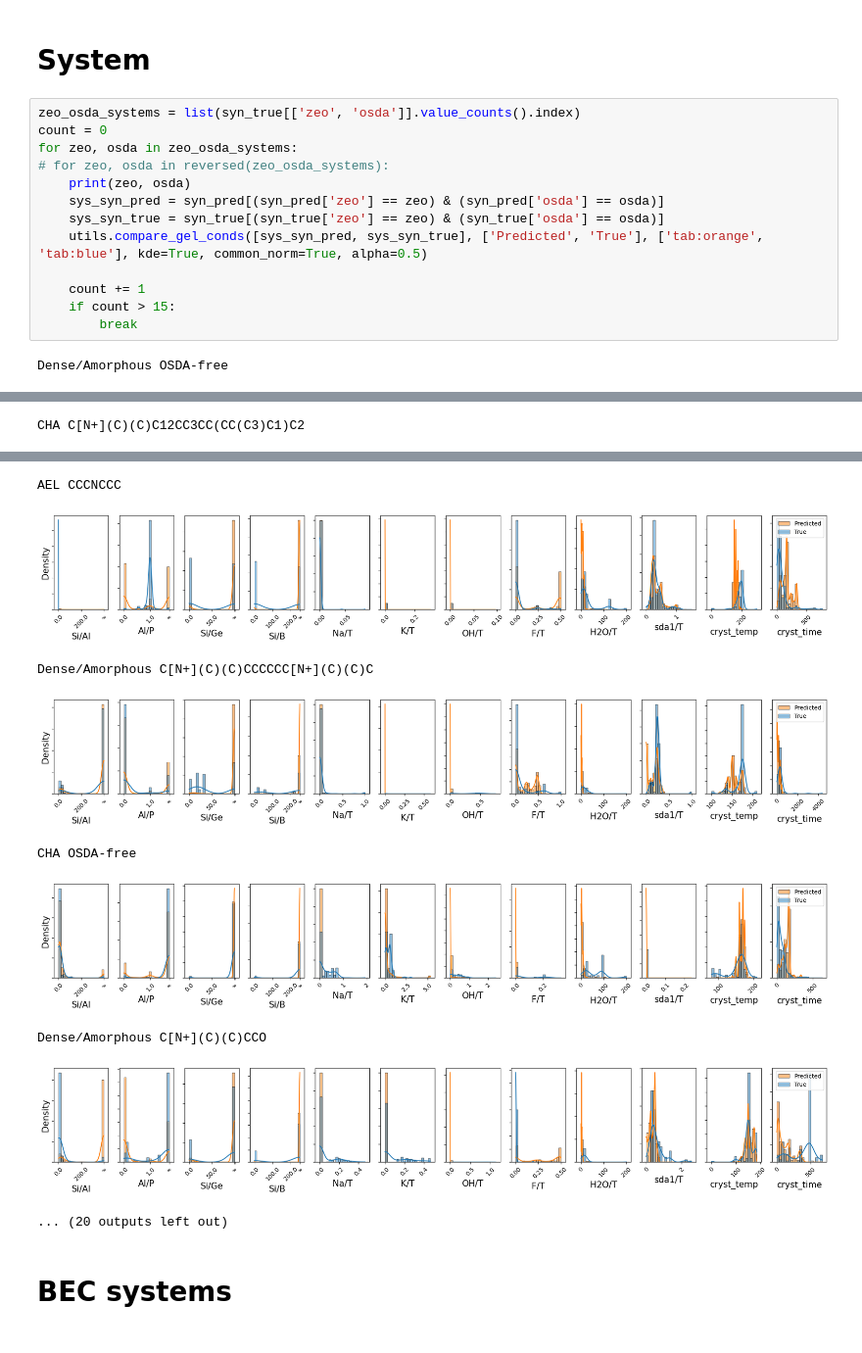
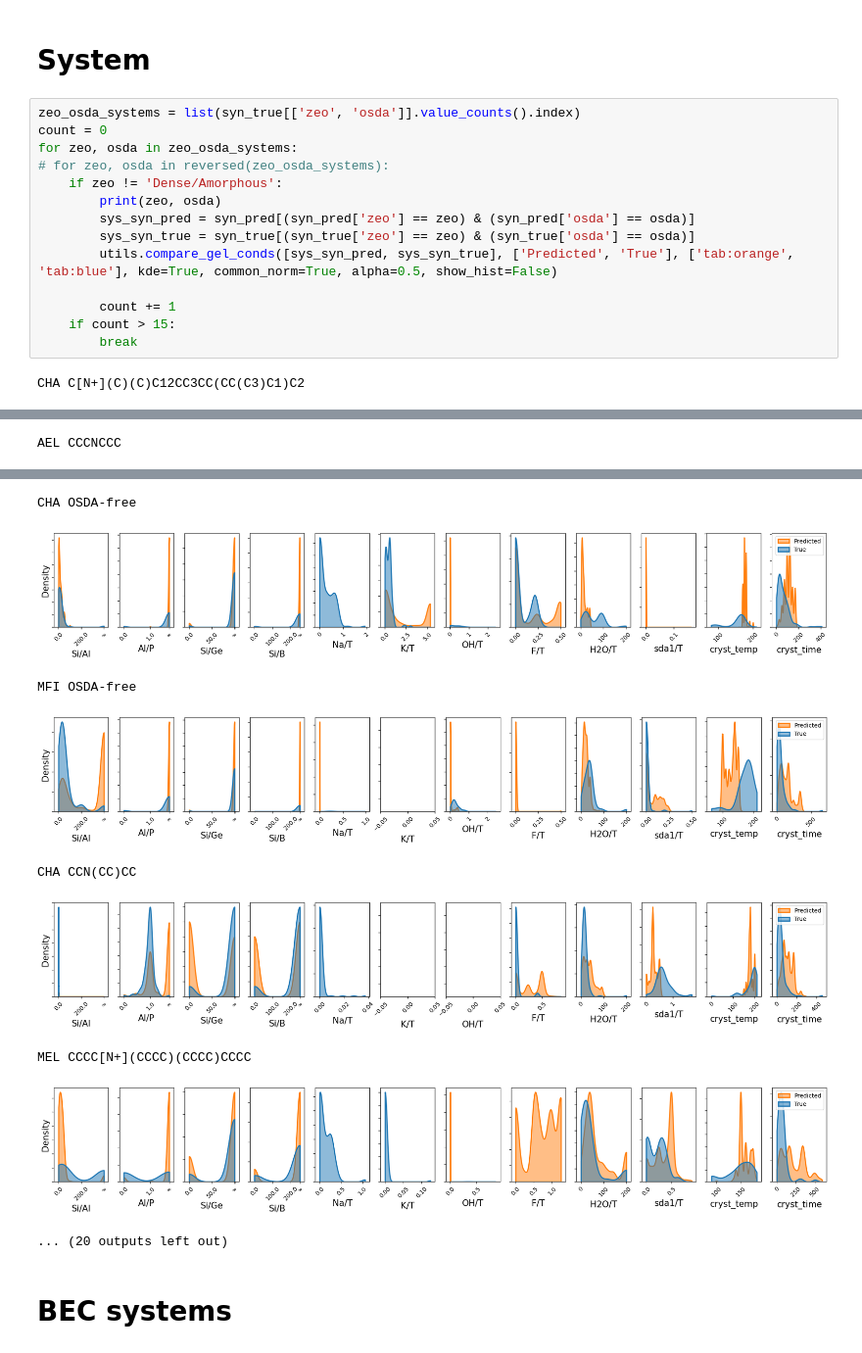
Before and after one commit to eltonpan/zeosyn_gen, a Jupyter notebook: visualize_pred.ipynb, the cells around one changed output, grey strips where cells are left out. Shown at 98% size. Saved outputs shown, nothing was run; the diff lists cells and outputs as text.

Commit message:
implement kde only plotting for compare_gel_conds()

```diff
--- a/visualize_pred.ipynb
+++ b/visualize_pred.ipynb
@@ -106,13 +106,14 @@ zeo_osda_systems = list(syn_true[['zeo', 'osda']].value_counts().index)
 count = 0
 for zeo, osda in zeo_osda_systems:
 # for zeo, osda in reversed(zeo_osda_systems):
-    print(zeo, osda)
-    sys_syn_pred = syn_pred[(syn_pred['zeo'] == zeo) & (syn_pred['osda'] == osda)]
-    sys_syn_true = syn_true[(syn_true['zeo'] == zeo) & (syn_true['osda'] == osda)]
-    utils.compare_gel_conds([sys_syn_pred, sys_syn_true], ['Predicted', 'True'], ['tab:orange', 'tab:blue'], kde=True, common_norm=True, alpha=0.5)
+    if zeo != 'Dense/Amorphous':
+        print(zeo, osda)
+        sys_syn_pred = syn_pred[(syn_pred['zeo'] == zeo) & (syn_pred['osda'] == osda)]
+        sys_syn_true = syn_true[(syn_true['zeo'] == zeo) & (syn_true['osda'] == osda)]
+        utils.compare_gel_conds([sys_syn_pred, sys_syn_true], ['Predicted', 'True'], ['tab:orange', 'tab:blue'], kde=True, common_norm=True, alpha=0.5, show_hist=False)
 
-    count += 1
+        count += 1
     if count > 15:
         break
 # %% [output]
-Dense/Amorphous OSDA-free
+CHA C[N+](C)(C)C12CC3CC(CC(C3)C1)C2
@@ -120 +121 @@ Dense/Amorphous OSDA-free
-CHA C[N+](C)(C)C12CC3CC(CC(C3)C1)C2
+AEL CCCNCCC
@@ -122,11 +123,11 @@ CHA C[N+](C)(C)C12CC3CC(CC(C3)C1)C2
-AEL CCCNCCC
+CHA OSDA-free
-[figure, old version]
+[figure, new version]
-Dense/Amorphous C[N+](C)(C)CCCCCC[N+](C)(C)C
+MFI OSDA-free
-[figure, old version]
+[figure, new version]
-CHA OSDA-free
+CHA CCN(CC)CC
-[figure, old version]
+[figure, new version]
-Dense/Amorphous C[N+](C)(C)CCO
+MEL CCCC[N+](CCCC)(CCCC)CCCC
-[figure, old version]
+[figure, new version]
 ... (20 outputs left out)
 # %% [markdown]
 # BEC systems
```
Also changed, not shown: parts of 6 cells of this notebook, 2 other files.
